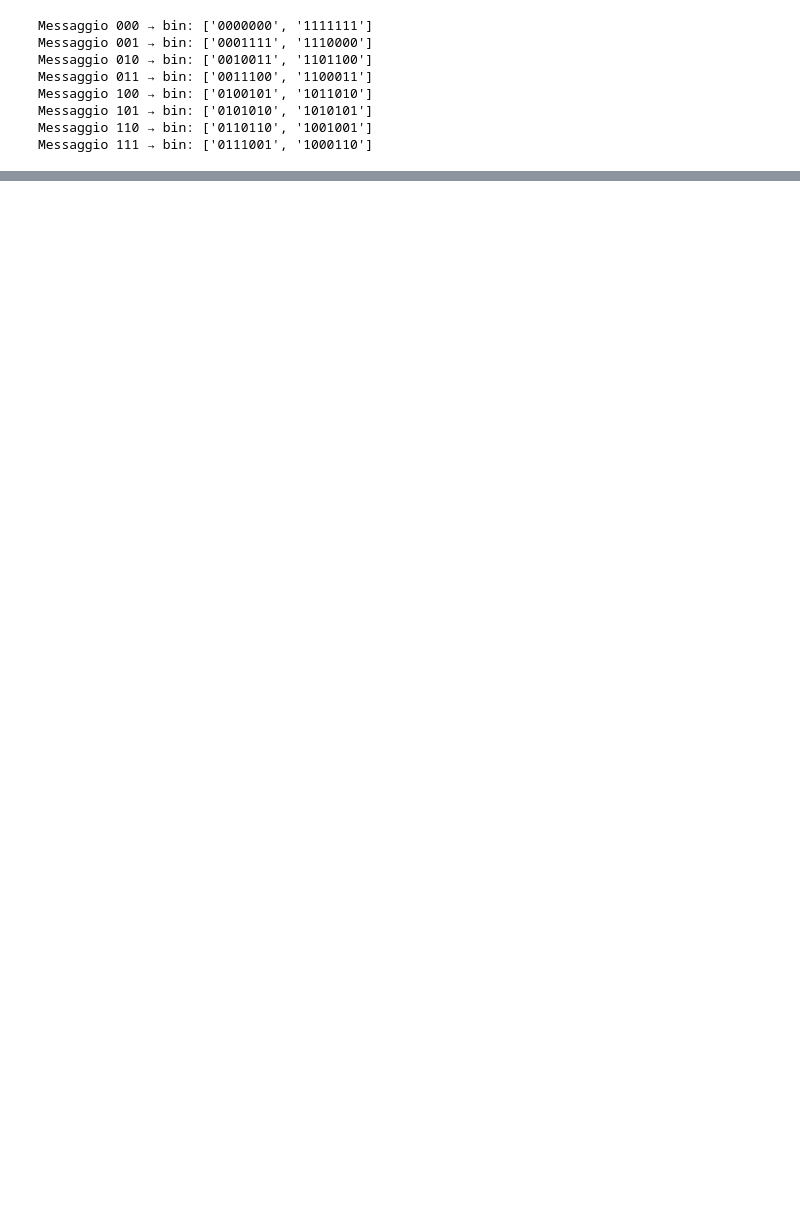
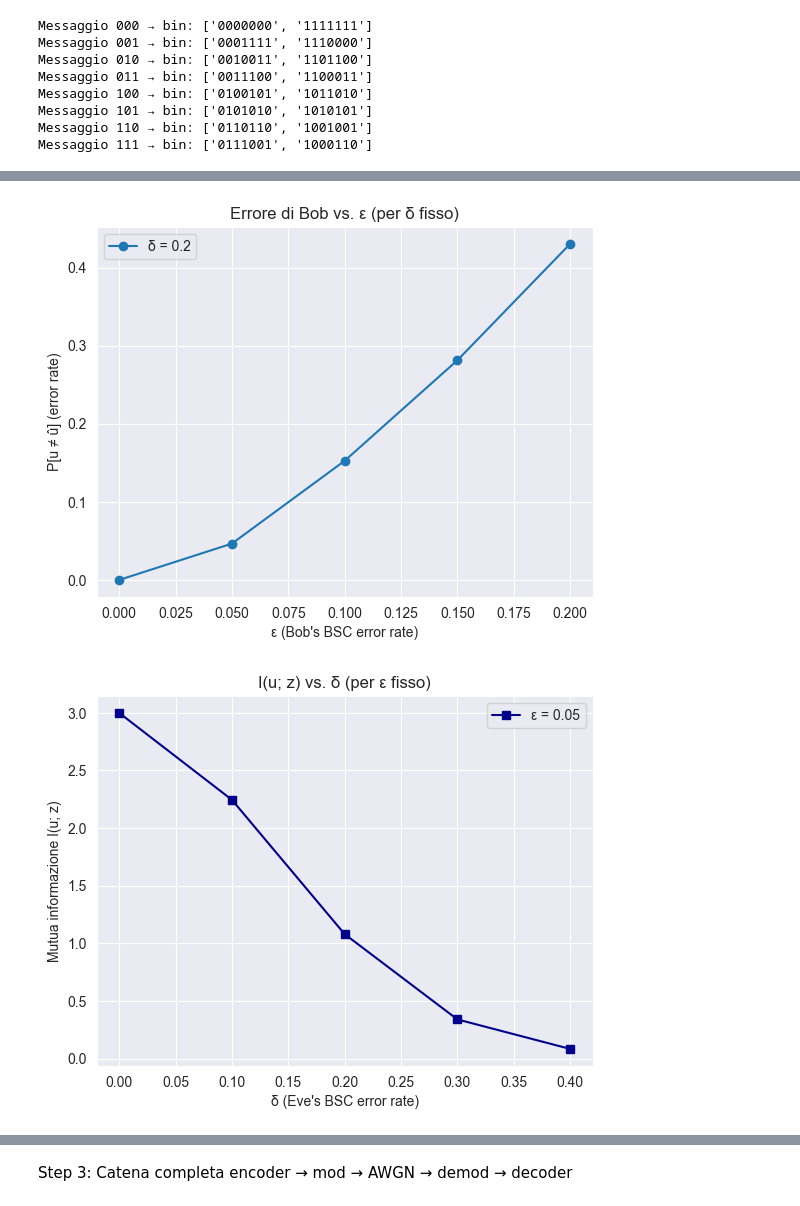
Before and after one commit to Symon02/Information-Security, a Jupyter notebook: lab2/nb.ipynb, the cells around one changed output, grey strips where cells are left out. Saved outputs shown, nothing was run; the diff lists cells and outputs as text; code cells hidden in the pictures; blank space fills up the shorter version.

```diff
--- a/lab2/nb.ipynb
+++ b/lab2/nb.ipynb
@@ -341,0 +555,40 @@ Mutua informazione empirica Î(u; z) = 0.039644 bits
+# %%
+def plot_mutual_info_by_delta(fixed_epsilon=0.05):
+    delta_list = sorted(data_by_delta.keys())
+    infos = [
+        next(r for r in data_by_delta[d] if abs(r["ε"] - fixed_epsilon) < 1e-6)["I(u;z)"]
+        for d in delta_list
+    ]
+    plt.plot(delta_list, infos, marker='s', color='darkblue', label=f"ε = {fixed_epsilon}")
+    plt.xlabel("δ (Eve's BSC error rate)")
+    plt.ylabel("Mutua informazione I(u; z)")
+    plt.title("I(u; z) vs. δ (per ε fisso)")
+    plt.grid(True)
+    plt.legend()
+    plt.show()
+# %%
+def plot_distinguishability_vs_bound(fixed_epsilon=0.05):
+    delta_list = sorted(data_by_delta.keys())
+    d_real = [
+        next(r for r in data_by_delta[d] if abs(r["ε"] - fixed_epsilon) < 1e-6)["D_real"]
+        for d in delta_list
+    ]
+    d_bound = [
+        next(r for r in data_by_delta[d] if abs(r["ε"] - fixed_epsilon) < 1e-6)["D_bound"]
+        for d in delta_list
+    ]
+    plt.plot(delta_list, d_real, marker='o', label="Distinguibilità empirica D(M, M*)")
+    plt.plot(delta_list, d_bound, marker='x', linestyle='--', label="Upper bound √(0.5·I(u;z))")
+    plt.xlabel("δ (Eve's BSC error rate)")
+    plt.ylabel("Distinguibilità")
+    plt.title("Distinguibilità empirica vs. limite superiore")
+    plt.grid(True)
+    plt.legend()
+    plt.show()
+# %%
+plot_bob_error_by_epsilon(fixed_delta=0.2)
+plot_mutual_info_by_delta(fixed_epsilon=0.05)
+plot_distinguishability_vs_bound(fixed_epsilon=0.05)
+# %% [output]
+[figure, added]
+[figure, added]
@@ -341,0 +618,2 @@ Mutua informazione empirica Î(u; z) = 0.039644 bits
+# %% [markdown]
+Step 3: Catena completa encoder → mod → AWGN → demod → decoder
```
Also changed, not shown: parts of 39 cells of this notebook.
